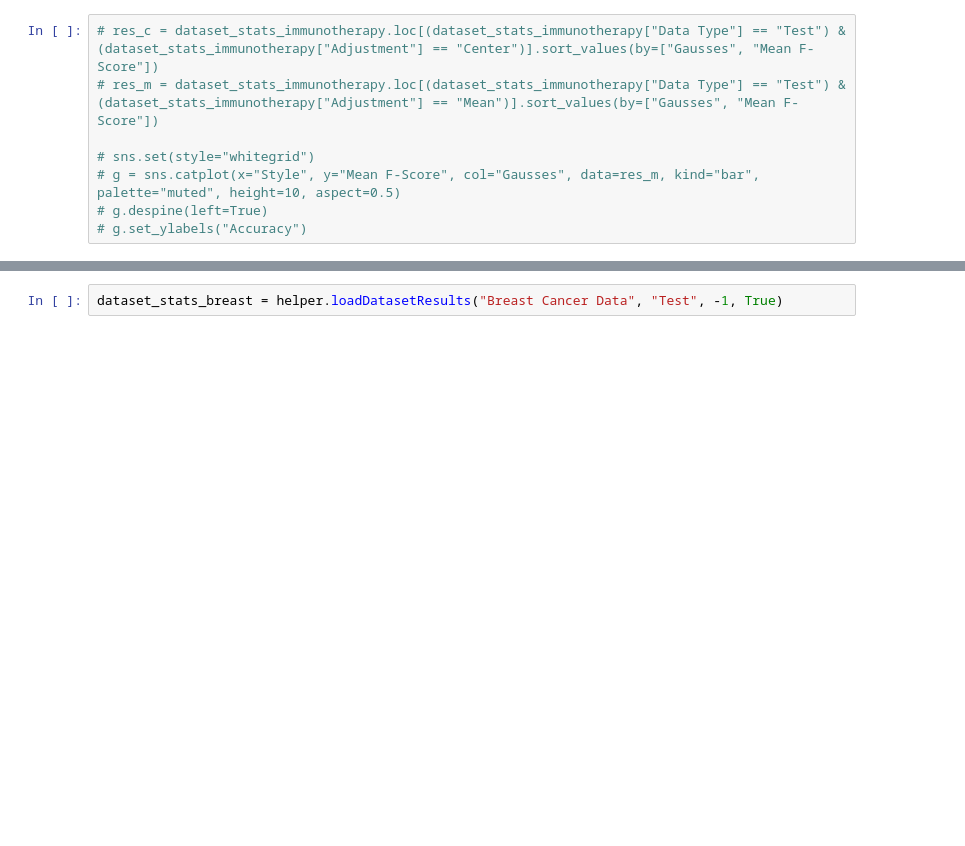
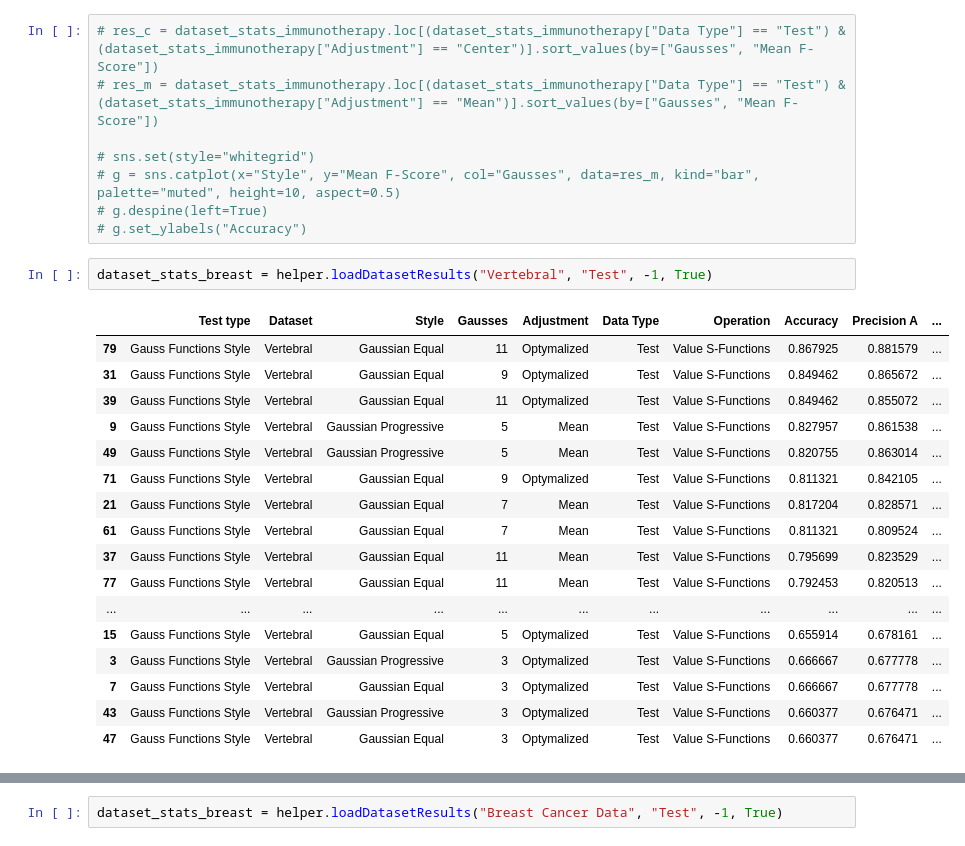
Before and after one commit to AdamDlubak/Ki67, a Jupyter notebook: Test - Datasets/Summary.ipynb, the cells around one changed output, grey strips where cells are left out. Drawn from its saved outputs; the diff is of its cells as text; blank space fills up the shorter version.

```diff
--- a/Test - Datasets/Summary.ipynb
+++ b/Test - Datasets/Summary.ipynb
@@ -112,3 +116,23 @@ display(dataset_stats_breast.loc[dataset_stats_breast["Data Type"] == "Train"].s
 # g = sns.catplot(x="Style", y="Mean F-Score", col="Gausses", data=res_m, kind="bar", palette="muted", height=10, aspect=0.5)
 # g.despine(left=True)
 # g.set_ylabels("Accuracy")
+# %%
+dataset_stats_breast = helper.loadDatasetResults("Vertebral", "Test", -1, True)
+# %% [output]
+|  | Test type | Dataset | Style | Gausses | Adjustment | Data Type | Operation | Accuracy | Precision A | ... |
+| 79 | Gauss Functions Style | Vertebral | Gaussian Equal | 11 | Optymalized | Test | Value S-Functions | 0.867925 | 0.881579 | ... |
+| 31 | Gauss Functions Style | Vertebral | Gaussian Equal | 9 | Optymalized | Test | Value S-Functions | 0.849462 | 0.865672 | ... |
+| 39 | Gauss Functions Style | Vertebral | Gaussian Equal | 11 | Optymalized | Test | Value S-Functions | 0.849462 | 0.855072 | ... |
+| 9 | Gauss Functions Style | Vertebral | Gaussian Progressive | 5 | Mean | Test | Value S-Functions | 0.827957 | 0.861538 | ... |
+| 49 | Gauss Functions Style | Vertebral | Gaussian Progressive | 5 | Mean | Test | Value S-Functions | 0.820755 | 0.863014 | ... |
+| 71 | Gauss Functions Style | Vertebral | Gaussian Equal | 9 | Optymalized | Test | Value S-Functions | 0.811321 | 0.842105 | ... |
+| 21 | Gauss Functions Style | Vertebral | Gaussian Equal | 7 | Mean | Test | Value S-Functions | 0.817204 | 0.828571 | ... |
+| 61 | Gauss Functions Style | Vertebral | Gaussian Equal | 7 | Mean | Test | Value S-Functions | 0.811321 | 0.809524 | ... |
+| 37 | Gauss Functions Style | Vertebral | Gaussian Equal | 11 | Mean | Test | Value S-Functions | 0.795699 | 0.823529 | ... |
+| 77 | Gauss Functions Style | Vertebral | Gaussian Equal | 11 | Mean | Test | Value S-Functions | 0.792453 | 0.820513 | ... |
+| ... | ... | ... | ... | ... | ... | ... | ... | ... | ... | ... |
+| 15 | Gauss Functions Style | Vertebral | Gaussian Equal | 5 | Optymalized | Test | Value S-Functions | 0.655914 | 0.678161 | ... |
+| 3 | Gauss Functions Style | Vertebral | Gaussian Progressive | 3 | Optymalized | Test | Value S-Functions | 0.666667 | 0.677778 | ... |
+| 7 | Gauss Functions Style | Vertebral | Gaussian Equal | 3 | Optymalized | Test | Value S-Functions | 0.666667 | 0.677778 | ... |
+| 43 | Gauss Functions Style | Vertebral | Gaussian Progressive | 3 | Optymalized | Test | Value S-Functions | 0.660377 | 0.676471 | ... |
+| 47 | Gauss Functions Style | Vertebral | Gaussian Equal | 3 | Optymalized | Test | Value S-Functions | 0.660377 | 0.676471 | ... |
```
Also changed, not shown: parts of 7 cells of this notebook, 2 other files.
